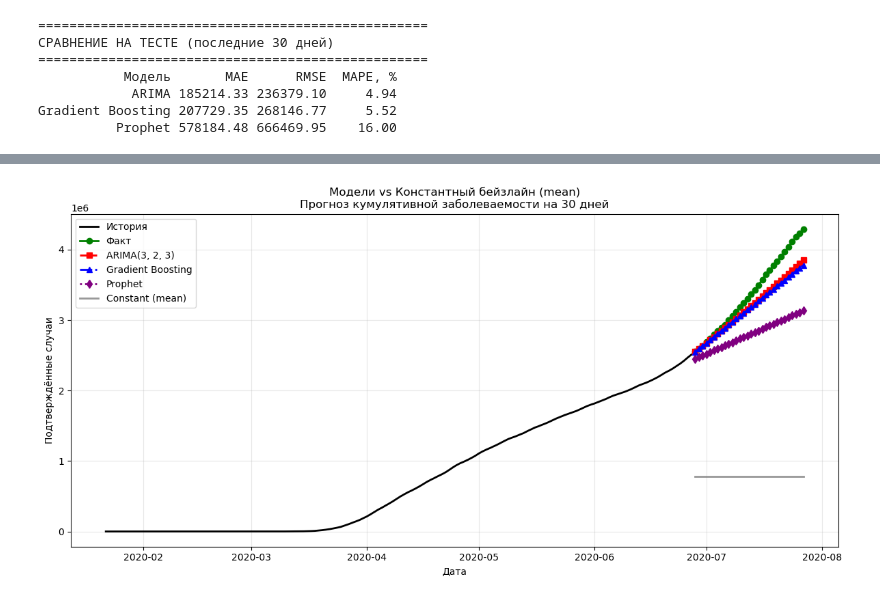
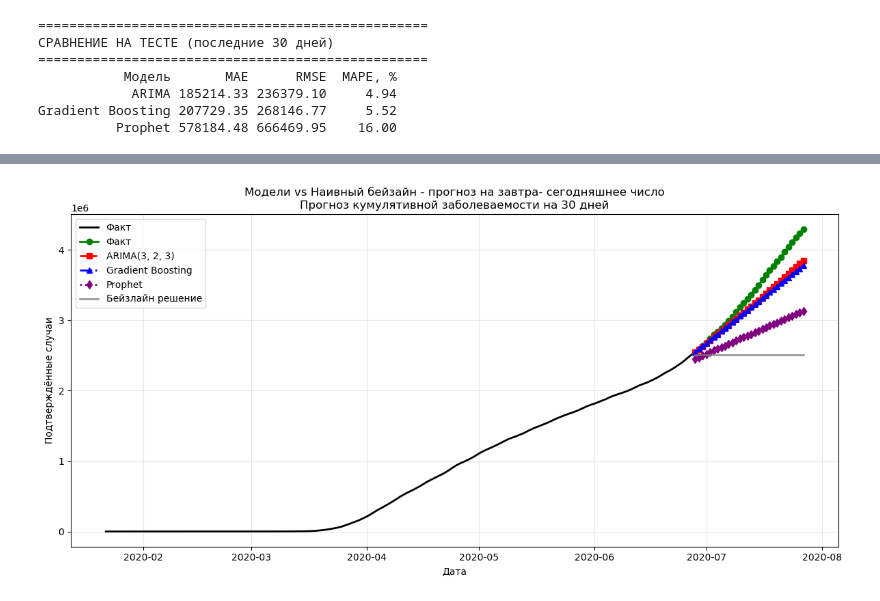
Before and after one commit to Megamozkul/test-repository, a Jupyter notebook: dz12.ipynb, the cells around one changed output, grey strips where cells are left out. Drawn from its saved outputs; the diff is of its cells as text; code cells hidden in the pictures.

```diff
--- a/dz12.ipynb
+++ b/dz12.ipynb
@@ -606,3 +610,3 @@ plt.show()
 # %%
 
-pred_const = np.full(HORIZON, train['Confirmed'].mean())
+pred_naive = np.full(HORIZON, last_confirmed)
@@ -620,27 +613,27 @@ array([779800.8164557, 779800.8164557, 779800.8164557, 779800.8164557,
 # %%
 plt.figure(figsize=(12, 6))
 
 hist = train['Confirmed'].iloc[-200:]
 plt.plot(hist.index, hist, color='black', linewidth=2, label='Факт')
 plt.plot(test.index, actual, color='green', linewidth=2, marker='o', label='Факт')
 
 # Модели
 plt.plot(test.index, pred_arima,  color='red',    linestyle='--',  linewidth=2, marker='s', label=f'ARIMA{arima_model.order}')
 plt.plot(test.index, pred_boost,  color='blue',   linestyle='-.',  linewidth=2, marker='^', label='Gradient Boosting')
 plt.plot(test.index, pred_prophet, color='purple', linestyle=':',   linewidth=2, marker='d', label='Prophet')
 
 # Бейзлайн
-plt.plot(test.index, pred_const, color='gray', linestyle='-', alpha=0.8, linewidth=2, label='Constant (mean)')
+plt.plot(test.index, pred_naive, color='gray', linestyle='-', alpha=0.8, linewidth=2, label='Бейзлайн решение')
 
-plt.title('Модели vs Константный бейзлайн (mean)\nПрогноз кумулятивной заболеваемости на 30 дней')
+plt.title('Модели vs Наивный бейзайн - прогноз на завтра- сегодняшнее число\nПрогноз кумулятивной заболеваемости на 30 дней')
 plt.xlabel('Дата')
 plt.ylabel('Подтверждённые случаи')
 plt.legend()
 plt.grid(True, alpha=0.3)
 plt.tight_layout()
 plt.show()
 # %% [output]
-[figure, old version]
+[figure, new version]
 # %%
 ##Сравнить результат со сглаживанием и без.
 ## добавил данные smooth, и перевел все выше модели в фунукции
```
Also changed, not shown: parts of 18 cells of this notebook.
